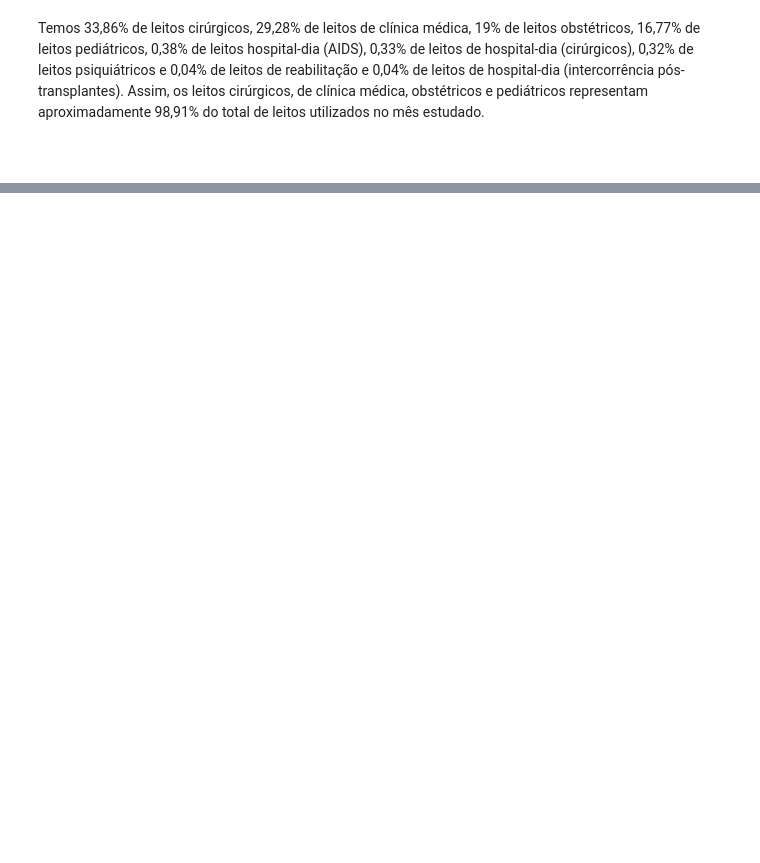
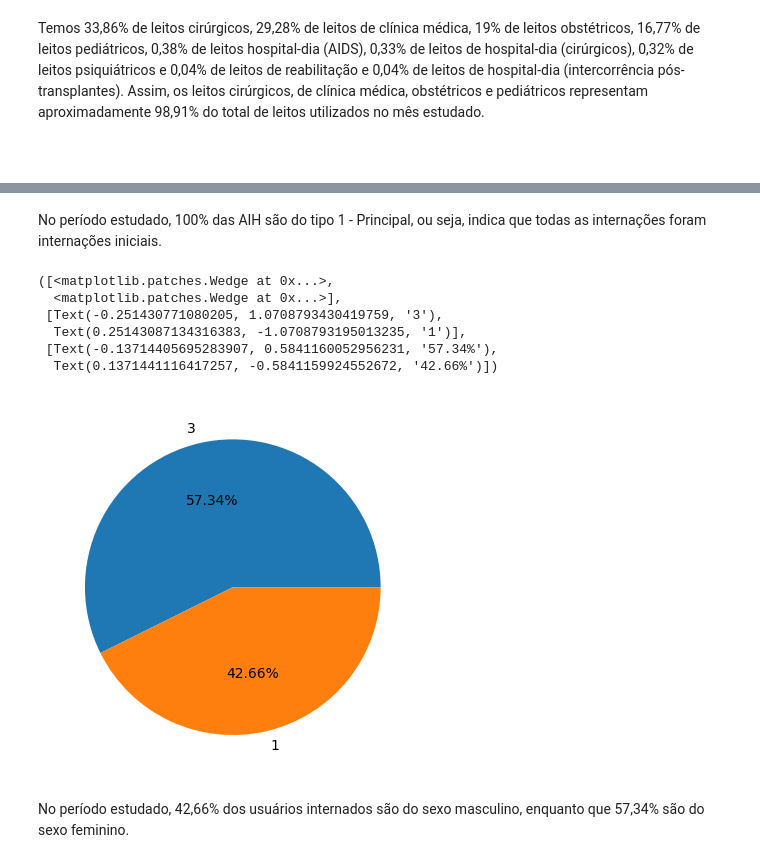
Before and after one commit to lucasmeirellesmachado/CDIA-Estatistica_II, a Jupyter notebook: Atividade_Avaliativa_Semana_de_Imersao.ipynb, the cells around one changed output, grey strips where cells are left out. Cells and saved outputs as stored; diff of their text form; code cells hidden in the pictures; blank space fills up the shorter version.

```diff
--- a/Atividade_Avaliativa_Semana_de_Imersao.ipynb
+++ b/Atividade_Avaliativa_Semana_de_Imersao.ipynb
@@ -209,0 +253,23 @@ Temos 33,86% de leitos cirúrgicos, 29,28% de leitos de clínica médica, 19% de
+# %% [markdown]
+No período estudado, 100% das AIH são do tipo 1 - Principal, ou seja, indica que todas as internações foram internações iniciais.
+# %%
+# Visualização gráfica da proporção de sexo
+
+## Criação do objeto
+
+sexo = SIH_final['SEXO'].value_counts()
+
+## Criação do gráfico de pizza
+plt.pie(sexo.values,
+        labels=sexo.index,
+        autopct='%.2f%%')
+# %% [output]
+([<matplotlib.patches.Wedge at 0x...>,
+  <matplotlib.patches.Wedge at 0x...>],
+ [Text(-0.251430771080205, 1.0708793430419759, '3'),
+  Text(0.25143087134316383, -1.0708793195013235, '1')],
+ [Text(-0.13714405695283907, 0.5841160052956231, '57.34%'),
+  Text(0.1371441116417257, -0.5841159924552672, '42.66%')])
+[figure, added]
+# %% [markdown]
+No período estudado, 42,66% dos usuários internados são do sexo masculino, enquanto que 57,34% são do sexo feminino.
```
Also changed, not shown: parts of 18 cells of this notebook.
